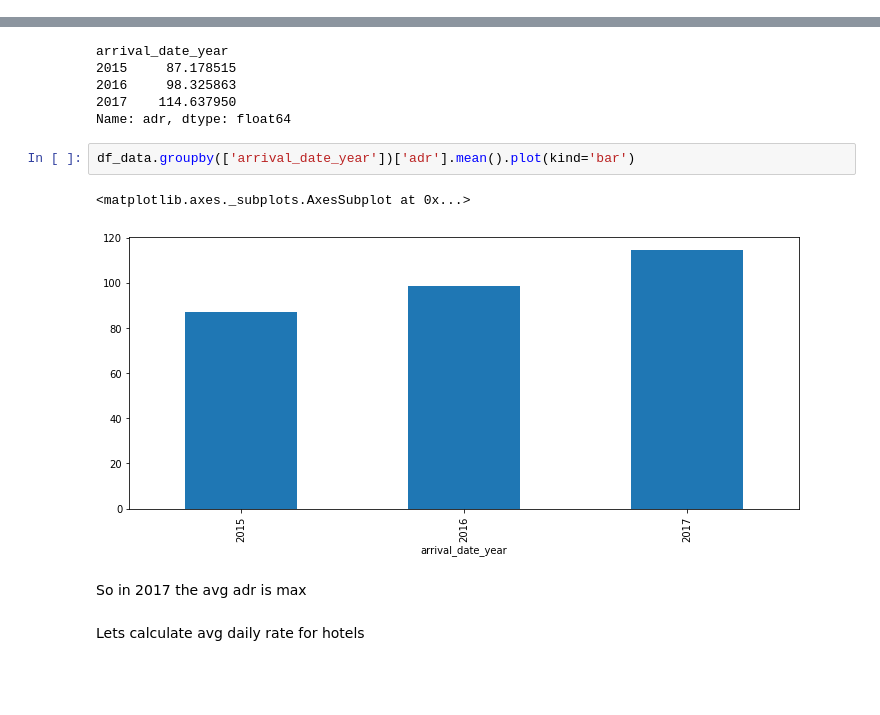
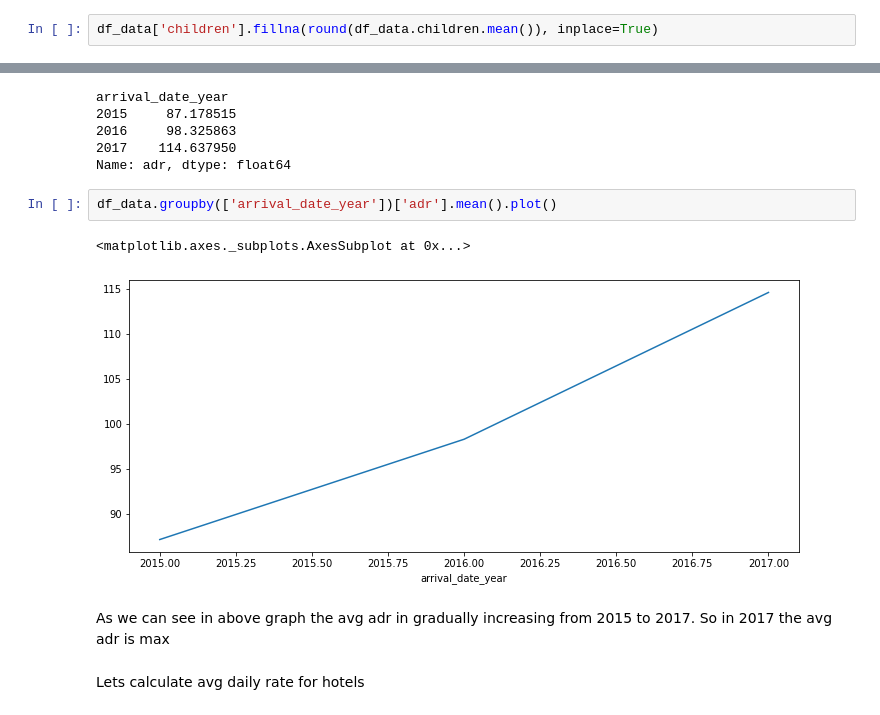
Before and after one commit to kiran2424/hotel-booking-data-analysis, a Jupyter notebook: Copy_of_Hotel_Booking_Analysis_Capstone_Project.ipynb, the cells around one changed output, grey strips where cells are left out. Saved outputs shown, nothing was run; the diff lists cells and outputs as text; blank space fills up the shorter version.

```diff
--- a/Copy_of_Hotel_Booking_Analysis_Capstone_Project.ipynb
+++ b/Copy_of_Hotel_Booking_Analysis_Capstone_Project.ipynb
@@ -104,3 +110,5 @@ df_data['country'].fillna('no value',inplace=True)
 df_data['country'].shape
 # %% [output]
 (119390,)
+# %%
+df_data['children'].fillna(round(df_data.children.mean()), inplace=True)
@@ -483,12 +520,12 @@ arrival_date_year
 2017    114.637950
 Name: adr, dtype: float64
 # %%
-df_data.groupby(['arrival_date_year'])['adr'].mean().plot(kind='bar')
+df_data.groupby(['arrival_date_year'])['adr'].mean().plot()
 # %% [output]
 <matplotlib.axes._subplots.AxesSubplot at 0x...>
-[figure, old version]
+[figure, new version]
-# %% [markdown]
-So in 2017 the avg adr is max
+# %% [markdown]
+As we can see in above graph the avg adr in gradually increasing from 2015 to 2017. So in 2017 the avg adr is max
 # %% [markdown]
 Lets calculate avg daily rate for hotels
 # %%
```
Also changed, not shown: parts of 27 cells of this notebook.
